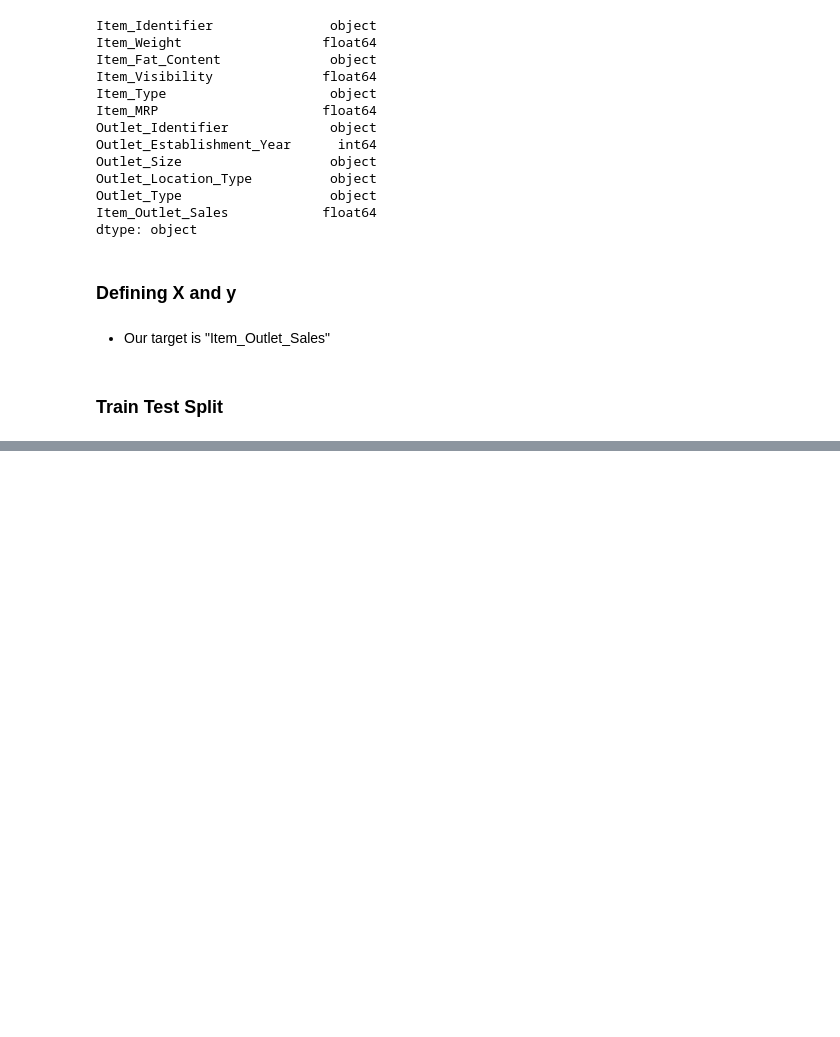
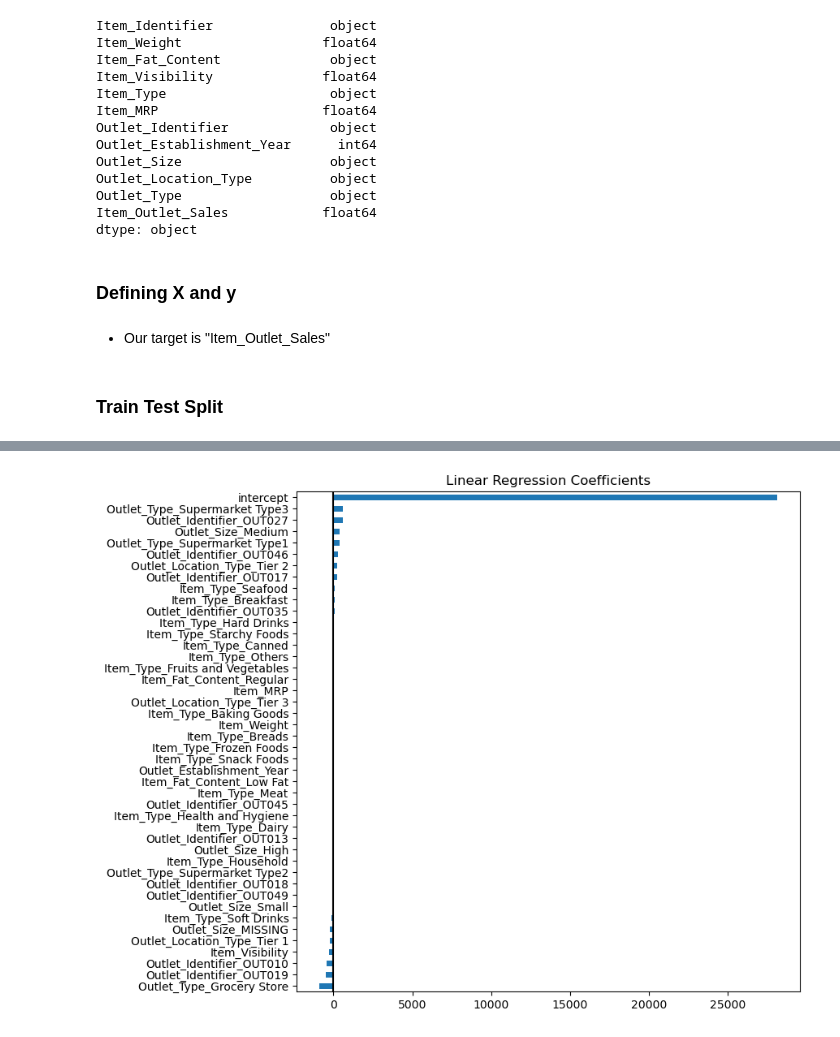
Before and after one commit to wrodemoyer/Prediction-of-Product-Sales, a Jupyter notebook: Project 1- Revisited.ipynb, the cells around one changed output, grey strips where cells are left out. Cells and saved outputs as stored; diff of their text form; code cells hidden in the pictures; blank space fills up the shorter version.

```diff
--- a/Project 1- Revisited.ipynb
+++ b/Project 1- Revisited.ipynb
@@ -1114,0 +704,4 @@ R2: 0.5947
+# %%
+X_train_df= pd.DataFrame(preprocessor.transform(X_train),
+                        columns = feature_names, index = X_train.index)
+X_train_df.head()
@@ -1114,0 +759,4 @@ R2: 0.5947
+# %%
+lin_reg = LinearRegression()
+lin_reg.fit(X_train_df, y_train)
+evaluate_regression(lin_reg, X_train_df, y_train, X_test_df,y_test)
@@ -1114,0 +787,4 @@ R2: 0.5947
+# %%
+# Saving the coefficients
+coeffs = pd.Series(lin_reg.coef_, index= feature_names)
+coeffs
@@ -1114,0 +809,4 @@ R2: 0.5947
+# %%
+# add the intercept to series
+coeffs.loc['intercept'] = lin_reg.intercept_
+coeffs
@@ -1114,0 +831,7 @@ R2: 0.5947
+# %%
+# Plot coefficients
+ax = coeffs.sort_values().plot(kind='barh',figsize=(8,8))
+ax.axvline(0,color='k')
+ax.set_title('Linear Regression Coefficients');
+# %% [output]
+[figure, added]
```
Also changed, not shown: parts of 100 cells of this notebook, 5 other files.
